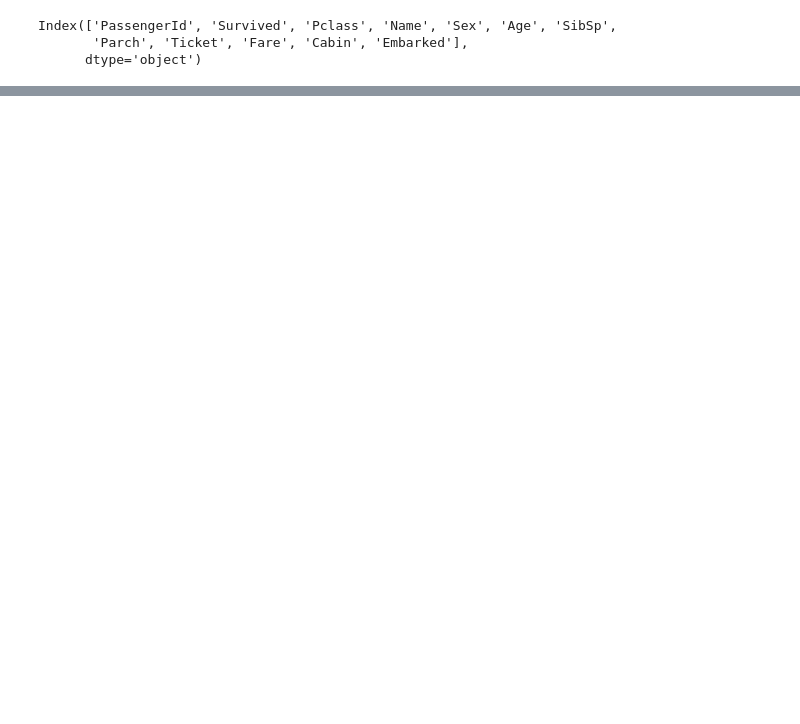
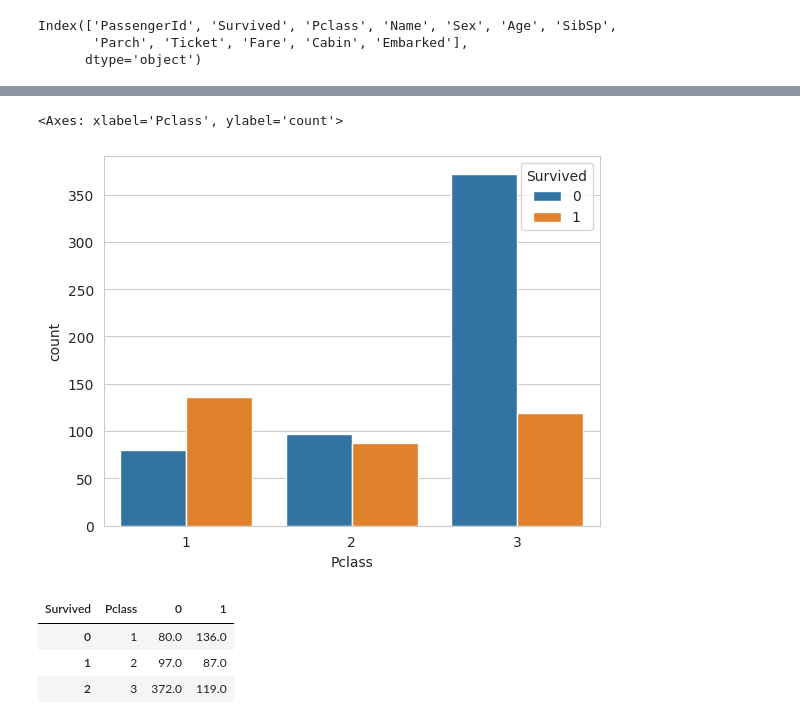
Before and after one commit to sindla97/Machine-Learning, a Jupyter notebook: Stripe_practice.ipynb, the cells around one changed output, grey strips where cells are left out. Drawn from its saved outputs; the diff is of its cells as text; code cells hidden in the pictures; blank space fills up the shorter version.

```diff
--- a/Stripe_practice.ipynb
+++ b/Stripe_practice.ipynb
@@ -35,0 +233,12 @@ Index(['PassengerId', 'Survived', 'Pclass', 'Name', 'Sex', 'Age', 'SibSp',
+# %%
+sns.countplot(x=titanic['Pclass'],hue=titanic['Survived'])
+# %% [output]
+<Axes: xlabel='Pclass', ylabel='count'>
+[figure, added]
+# %%
+titanic.groupby('Pclass')['Survived'].value_counts().reset_index().pivot_table(index='Pclass',columns='Survived',values='count').reset_index()
+# %% [output]
+| Survived | Pclass | 0 | 1 |
+| 0 | 1 | 80.0 | 136.0 |
+| 1 | 2 | 97.0 | 87.0 |
+| 2 | 3 | 372.0 | 119.0 |
```
Also changed, not shown: parts of 47 cells of this notebook.
